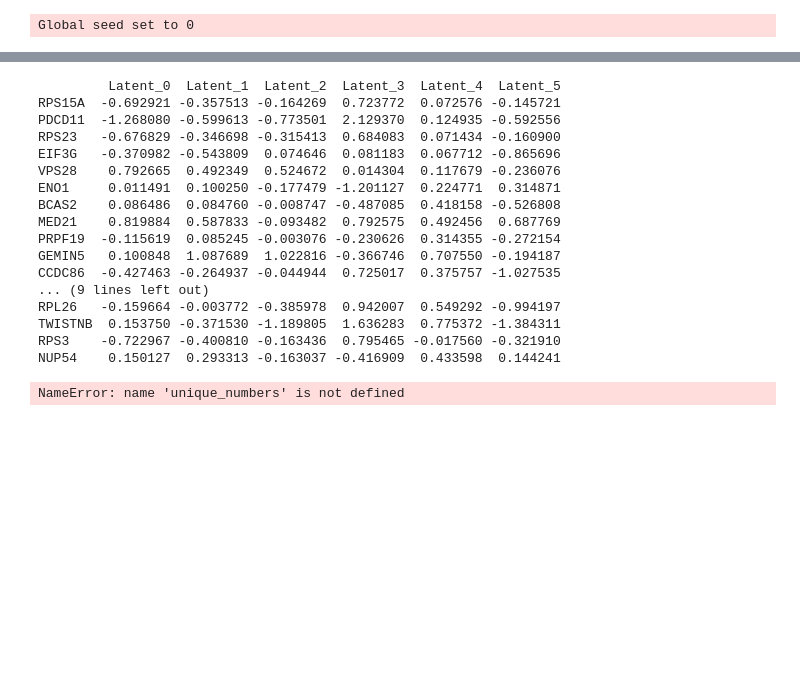
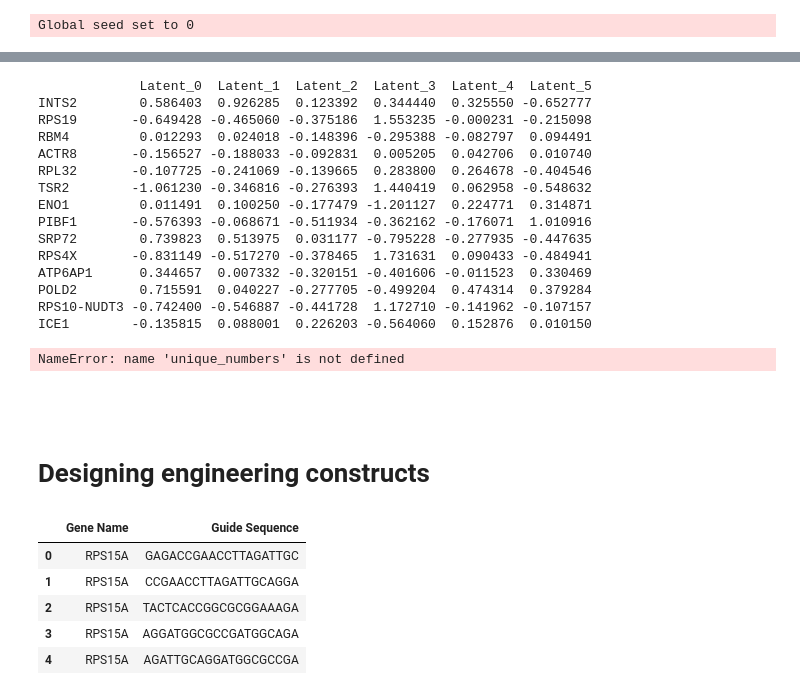
Before and after one commit to brendamelano/REPROGRAM, a Jupyter notebook: RL_model_reprogramming.ipynb, the cells around one changed output, grey strips where cells are left out. Saved outputs shown, nothing was run; the diff lists cells and outputs as text; code cells hidden in the pictures; blank space fills up the shorter version.

Commit message:
designing engineering constructs addition

```diff
--- a/RL_model_reprogramming.ipynb
+++ b/RL_model_reprogramming.ipynb
@@ -131,38 +145,33 @@ Perturbations to target: [195, 195, 195, 195, 195, 195, 195, 195, 195, 195, 195,
 # %%
-number_list = [290, 144, 389, 487, 378, 651, 627, 651, 627, 318, 597, 51, 336, 518, 336, 93, 93, 93, 597, 93, 93, 29, 438, 438, 453, 93, 93, 93, 93, 93, 135, 513, 432, 184, 501, 501, 518, 518, 518, 317, 596, 317, 518, 317, 596, 317, 501, 178, 501, 178]
+number_list = [503, 24, 24, 402, 515, 144, 509, 509, 509, 509, 509, 509, 10, 10, 10, 10, 10, 10, 10, 224, 564, 509, 564, 509, 509, 564, 509, 509, 216, 216, 216, 564, 509, 216, 216, 509, 216, 621, 621, 410, 491, 410, 564, 564, 454, 454, 454, 454, 454, 454]
 
 # Extract unique values from the list
 unique_numbers = list(set(number_list))
 
-
-# Assuming action_df is already read in from a CSV or created
-# action_df = pd.read_csv('/path/to/action_df.csv')
 
 
 # Select the rows from action_df based on the unique indices
 selected_rows = action_df.iloc[unique_numbers]
 
 
-# Print the selected rows
+# Print the selected rows (14)
 print(selected_rows)
 # %% [output]
-         Latent_0  Latent_1  Latent_2  Latent_3  Latent_4  Latent_5
-RPS15A  -0.692921 -0.357513 -0.164269  0.723772  0.072576 -0.145721
-PDCD11  -1.268080 -0.599613 -0.773501  2.129370  0.124935 -0.592556
-RPS23   -0.676829 -0.346698 -0.315413  0.684083  0.071434 -0.160900
-EIF3G   -0.370982 -0.543809  0.074646  0.081183  0.067712 -0.865696
-VPS28    0.792665  0.492349  0.524672  0.014304  0.117679 -0.236076
-ENO1     0.011491  0.100250 -0.177479 -1.201127  0.224771  0.314871
-BCAS2    0.086486  0.084760 -0.008747 -0.487085  0.418158 -0.526808
-MED21    0.819884  0.587833 -0.093482  0.792575  0.492456  0.687769
-PRPF19  -0.115619  0.085245 -0.003076 -0.230626  0.314355 -0.272154
-GEMIN5   0.100848  1.087689  1.022816 -0.366746  0.707550 -0.194187
-CCDC86  -0.427463 -0.264937 -0.044944  0.725017  0.375757 -1.027535
-... (9 lines left out)
-RPL26   -0.159664 -0.003772 -0.385978  0.942007  0.549292 -0.994197
-TWISTNB  0.153750 -0.371530 -1.189805  1.636283  0.775372 -1.384311
-RPS3    -0.722967 -0.400810 -0.163436  0.795465 -0.017560 -0.321910
-NUP54    0.150127  0.293313 -0.163037 -0.416909  0.433598  0.144241
+             Latent_0  Latent_1  Latent_2  Latent_3  Latent_4  Latent_5
+INTS2        0.586403  0.926285  0.123392  0.344440  0.325550 -0.652777
+RPS19       -0.649428 -0.465060 -0.375186  1.553235 -0.000231 -0.215098
+RBM4         0.012293  0.024018 -0.148396 -0.295388 -0.082797  0.094491
+ACTR8       -0.156527 -0.188033 -0.092831  0.005205  0.042706  0.010740
+RPL32       -0.107725 -0.241069 -0.139665  0.283800  0.264678 -0.404546
+TSR2        -1.061230 -0.346816 -0.276393  1.440419  0.062958 -0.548632
+ENO1         0.011491  0.100250 -0.177479 -1.201127  0.224771  0.314871
+PIBF1       -0.576393 -0.068671 -0.511934 -0.362162 -0.176071  1.010916
+SRP72        0.739823  0.513975  0.031177 -0.795228 -0.277935 -0.447635
+RPS4X       -0.831149 -0.517270 -0.378465  1.731631  0.090433 -0.484941
+ATP6AP1      0.344657  0.007332 -0.320151 -0.401606 -0.011523  0.330469
+POLD2        0.715591  0.040227 -0.277705 -0.499204  0.474314  0.379284
+RPS10-NUDT3 -0.742400 -0.546887 -0.441728  1.172710 -0.141962 -0.107157
+ICE1        -0.135815  0.088001  0.226203 -0.564060  0.152876  0.010150
 # %%
 selected_rows = action_df[action_df.index.isin(unique_numbers)]
 
@@ -170,3 +179,18 @@ selected_rows = action_df[action_df.index.isin(unique_numbers)]
 print(selected_rows)
 # %% [output]
 NameError: name 'unique_numbers' is not defined
+# %% [markdown]
+#
+# %% [markdown]
+# Designing engineering constructs
+# %%
+result_df = extract_crispr_guides("/Users/brendamelano/Desktop/REPROGRAM/guide_sequences/RPS15A_guides.txt")
+# %%
+result_df
+# %% [output]
+|  | Gene Name | Guide Sequence |
+| 0 | RPS15A | GAGACCGAACCTTAGATTGC |
+| 1 | RPS15A | CCGAACCTTAGATTGCAGGA |
+| 2 | RPS15A | TACTCACCGGCGCGGAAAGA |
+| 3 | RPS15A | AGGATGGCGCCGATGGCAGA |
+| 4 | RPS15A | AGATTGCAGGATGGCGCCGA |
```
Also changed, not shown: parts of 5 cells of this notebook, 2 other files.
